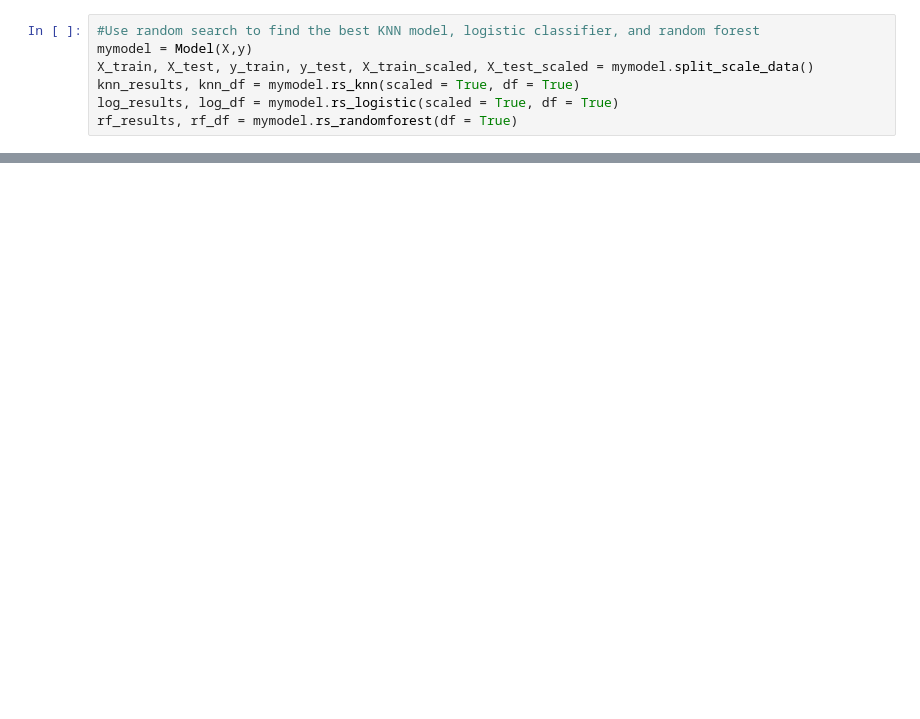
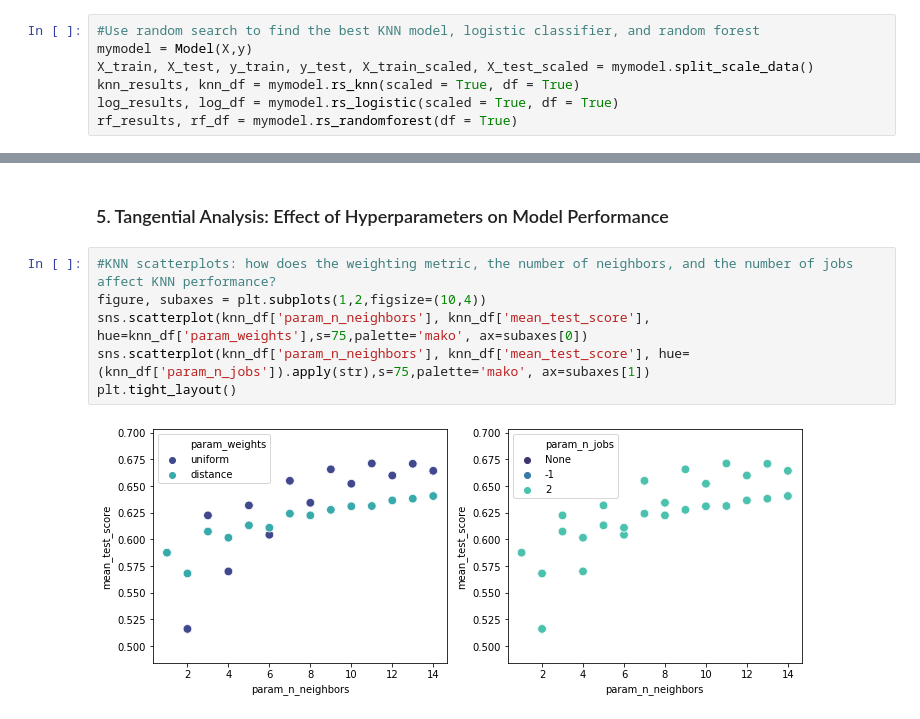
Before and after one commit to christinejiang11/personal_projects, a Jupyter notebook: Homer_Recommendation/Homer_CTP_Classification.ipynb, the cells around one changed output, grey strips where cells are left out. Saved outputs shown, nothing was run; the diff lists cells and outputs as text; blank space fills up the shorter version.

```diff
--- a/Homer_Recommendation/Homer_CTP_Classification.ipynb
+++ b/Homer_Recommendation/Homer_CTP_Classification.ipynb
@@ -426,3 +450,13 @@ plot_importances(scores)
     - Using other classification techniques: XGBoost, LGBM classification
     - Augmenting with more demographic data about the consumer: geographic location, interests, gender, homeschooled or public / private school, etc
     - Possible segmentation of models depending on consumer characteristics, like time the trial started (perhaps more likely to CTP in summer months, when school is off?), age (separate by those in school (4 yrs +) and those not in school (2-3 years)
+# %% [markdown]
+### 5. Tangential Analysis: Effect of Hyperparameters on Model Performance
+# %%
+#KNN scatterplots: how does the weighting metric, the number of neighbors, and the number of jobs affect KNN performance?
+figure, subaxes = plt.subplots(1,2,figsize=(10,4))
+sns.scatterplot(knn_df['param_n_neighbors'], knn_df['mean_test_score'], hue=knn_df['param_weights'],s=75,palette='mako', ax=subaxes[0])
+sns.scatterplot(knn_df['param_n_neighbors'], knn_df['mean_test_score'], hue=(knn_df['param_n_jobs']).apply(str),s=75,palette='mako', ax=subaxes[1])
+plt.tight_layout()
+# %% [output]
+[figure, added]
```
Also changed, not shown: parts of 16 cells of this notebook.
